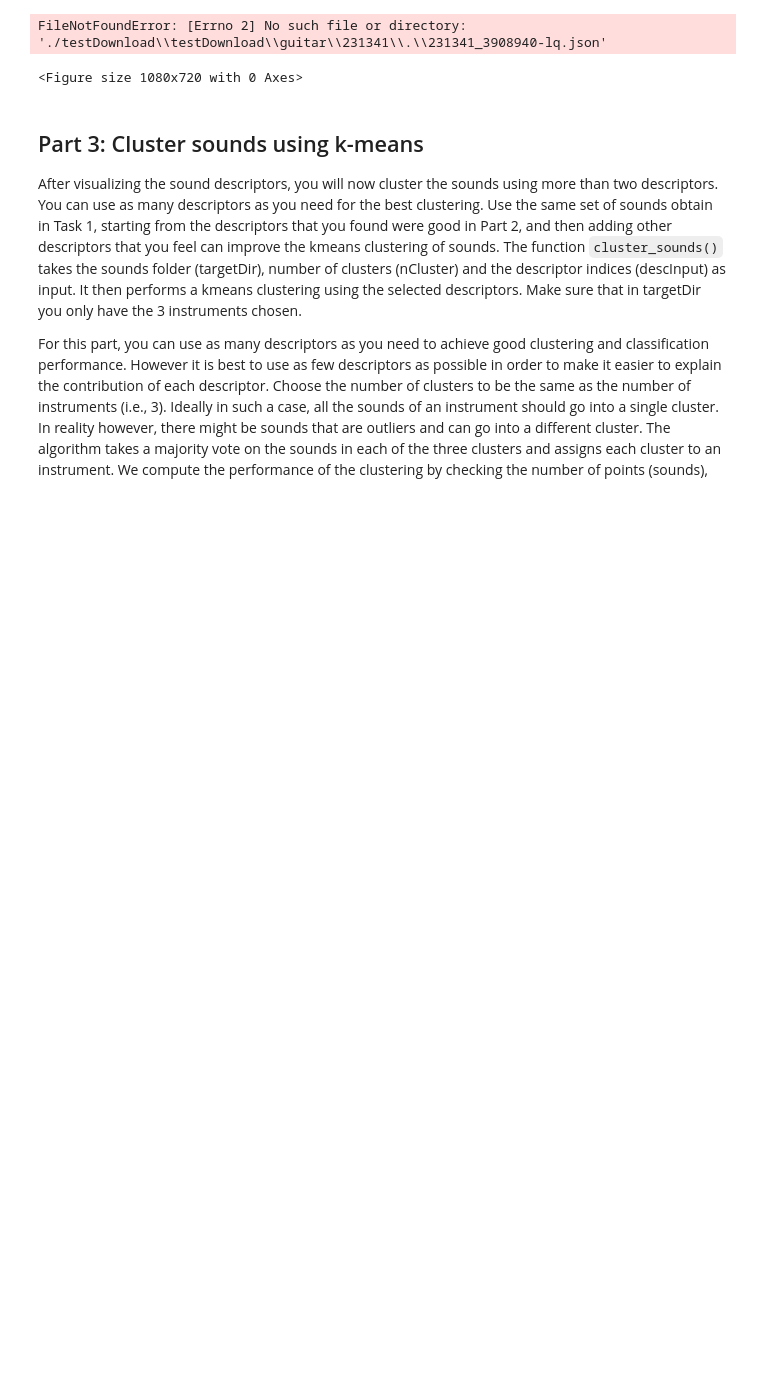
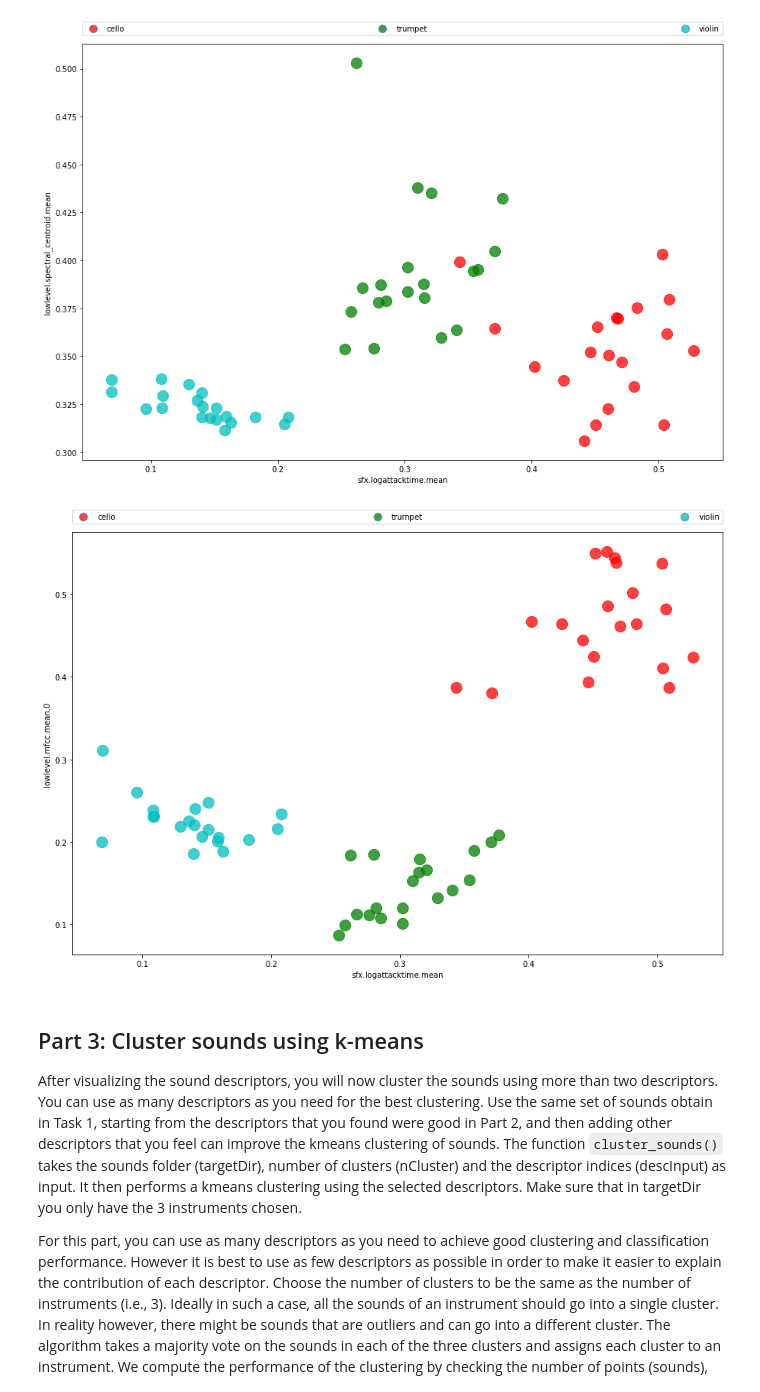
Before and after one commit to Aleticod/Musica-Notebook, a Jupyter notebook: 00.Sound-and-music-description-windows.ipynb, the cells around one changed output. Drawn from its saved outputs; the diff is of its cells as text; code cells hidden in the pictures; blank space fills up the shorter version.

```diff
--- a/00.Sound-and-music-description-windows.ipynb
+++ b/00.Sound-and-music-description-windows.ipynb
@@ -338,7 +360,8 @@ def fetchDataDetails(inputDir, descExt = '.json'):
   for path, dname, fnames  in os.walk(inputDir):
     for fname in fnames:
       if descExt in fname.lower():
-        remain, rname, cname, sname = path.split('/')[:-3], path.split('/')[-3], path.split('/')[-2], path.split('/')[-1]
+        path = os.path.normpath(path)
+        remain, rname, cname, sname = path.split(os.sep)[:-3], path.split(os.sep)[-3], path.split(os.sep)[-2], path.split(os.sep)[-1]
         if cname not in dataDetails:
           dataDetails[cname]={}
         fDict = json.load(open(os.path.join('/'.join(remain), rname, cname, sname, fname),'r'))
@@ -347,50 +370,50 @@ def fetchDataDetails(inputDir, descExt = '.json'):
 # %%
 # code to select the descriptors to plot
 ## Change the letters xx with correct values like example below
 ### inputDir = "./testDownload/
 inputDir = './testDownload'
 
 ### this is the main line to modify, select two descriptors, change the XX by a number from 0 to 16
 ### descInput = (5,6)
 
 # descInput = (2, 10)
 # descInput = (4, 12)
 # descInput = (6,12)
 # descInput = (11, 12)
 # descInput = (12, 14)
 # descInput = (12, 15)
-descInput = (13, 16)
+# descInput = (13, 16)
 
+for t in [0, 11]:
+    descInput = (3, t)
+    # no need to change the code from here
+    anotOn = 0
+    dataDetails = fetchDataDetails(inputDir)
+    colors = ['r', 'g', 'c', 'b', 'k', 'm', 'y']
 
+    plt.figure(figsize=(15, 10))
 
-# no need to change the code from here
-anotOn = 0
-dataDetails = fetchDataDetails(inputDir)
-colors = ['r', 'g', 'c', 'b', 'k', 'm', 'y']
+    legArray = []
+    catArray = []
+    for ii, category in enumerate(dataDetails.keys()):
+        catArray.append(category)
+        for soundId in dataDetails[category].keys():
+            filepath = os.path.join(inputDir, category, soundId, dataDetails[category][soundId]['file'])
+            descSound = convFtrDict2List(json.load(open(filepath, 'r')))
+            x_cord = descSound[descInput[0]]
+            y_cord = descSound[descInput[1]]
+            plt.scatter(x_cord, y_cord, c = colors[ii], s=200, alpha=0.75)
+            if anotOn==1:
+                plt.annotate(soundId, xy=(x_cord, y_cord), xytext=(x_cord, y_cord))
+        circ = Line2D([0], [0], linestyle="none", marker="o", alpha=0.75, markersize=10, markerfacecolor=colors[ii])
+        legArray.append(circ)
 
-plt.figure(figsize=(15, 10))
-
-legArray = []
-catArray = []
-for ii, category in enumerate(dataDetails.keys()):
-    catArray.append(category)
-    for soundId in dataDetails[category].keys():
-        filepath = os.path.join(inputDir, category, soundId, dataDetails[category][soundId]['file'])
-        descSound = convFtrDict2List(json.load(open(filepath, 'r')))
-        x_cord = descSound[descInput[0]]
-        y_cord = descSound[descInput[1]]
-        plt.scatter(x_cord, y_cord, c = colors[ii], s=200, alpha=0.75)
-        if anotOn==1:
-            plt.annotate(soundId, xy=(x_cord, y_cord), xytext=(x_cord, y_cord))
-    circ = Line2D([0], [0], linestyle="none", marker="o", alpha=0.75, markersize=10, markerfacecolor=colors[ii])
-    legArray.append(circ)
-
-plt.ylabel(descriptorMapping[descInput[1]])
-plt.xlabel(descriptorMapping[descInput[0]])
-plt.legend(legArray,catArray,numpoints=1,bbox_to_anchor=(0.,1.02,1.,.102),loc=3,ncol=len(catArray),mode="expand",borderaxespad=0.)
+    plt.ylabel(descriptorMapping[descInput[1]])
+    plt.xlabel(descriptorMapping[descInput[0]])
+    plt.legend(legArray,catArray,numpoints=1,bbox_to_anchor=(0.,1.02,1.,.102),loc=3,ncol=len(catArray),mode="expand",borderaxespad=0.)
 # %% [output]
-FileNotFoundError: [Errno 2] No such file or directory: './testDownload\\testDownload\\guitar\\231341\\.\\231341_3908940-lq.json'
-<Figure size 1080x720 with 0 Axes>
+[figure, added]
+[figure, added]
 # %% [markdown]
 ## Part 3: Cluster sounds using k-means
 
```
Also changed, not shown: parts of 16 cells of this notebook.
